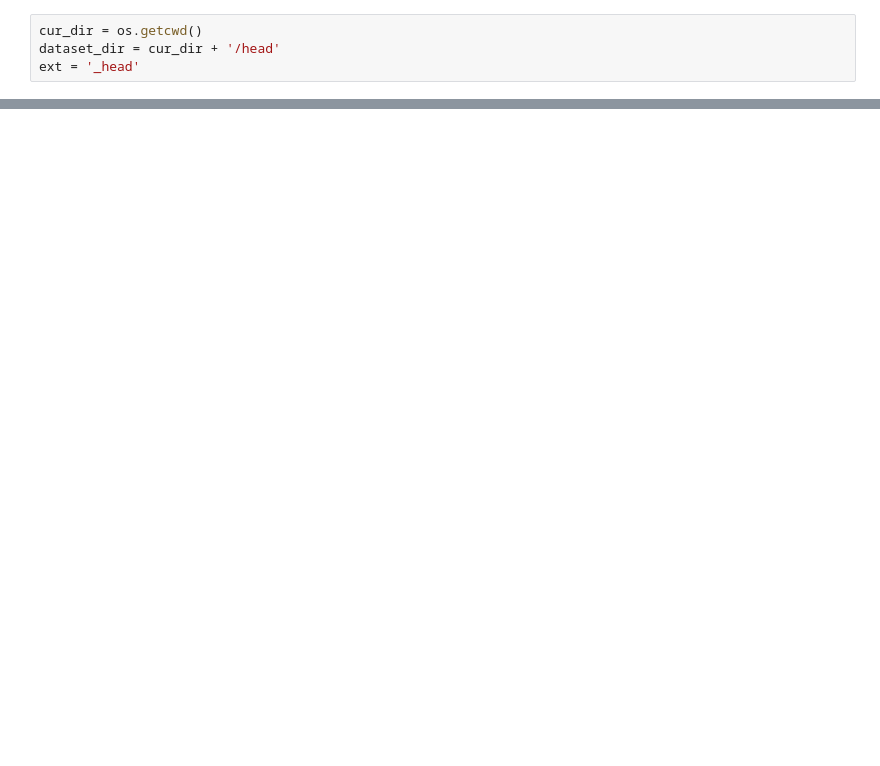
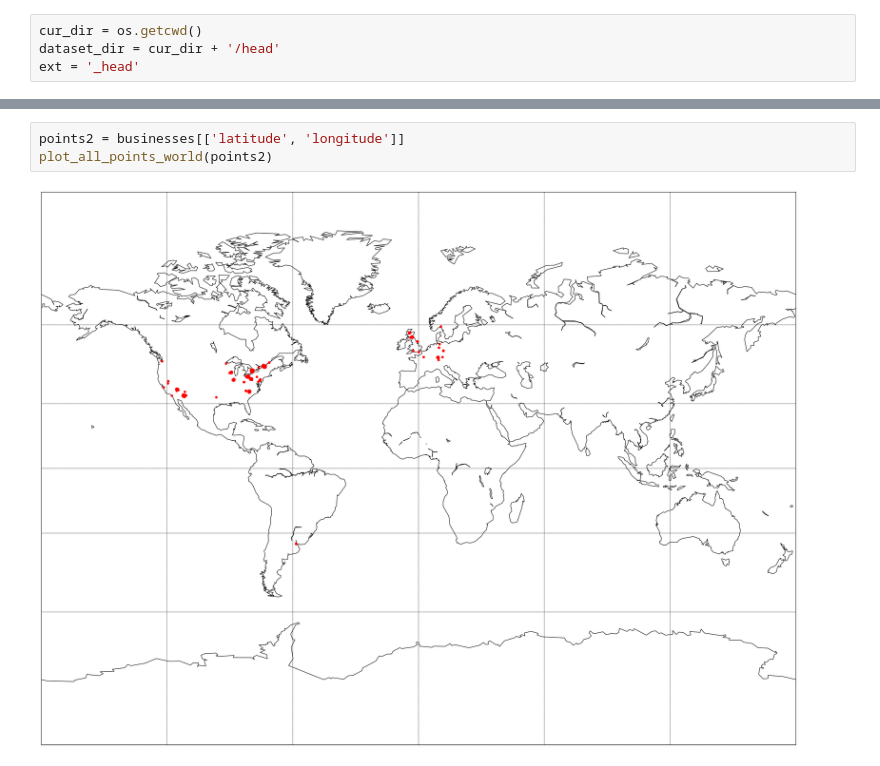
Before and after one commit to adgilbert/collaborative-filtering, a Jupyter notebook: GetFeatures.ipynb, the cells around one changed output, grey strips where cells are left out. Saved outputs shown, nothing was run; the diff lists cells and outputs as text; blank space fills up the shorter version.

```diff
--- a/GetFeatures.ipynb
+++ b/GetFeatures.ipynb
@@ -54,0 +183,5 @@ get_all_cities(businesses)
+# %%
+points2 = businesses[['latitude', 'longitude']]
+plot_all_points_world(points2)
+# %% [output]
+[figure, added]
```
Also changed, not shown: parts of 26 cells of this notebook, 5 other files.
